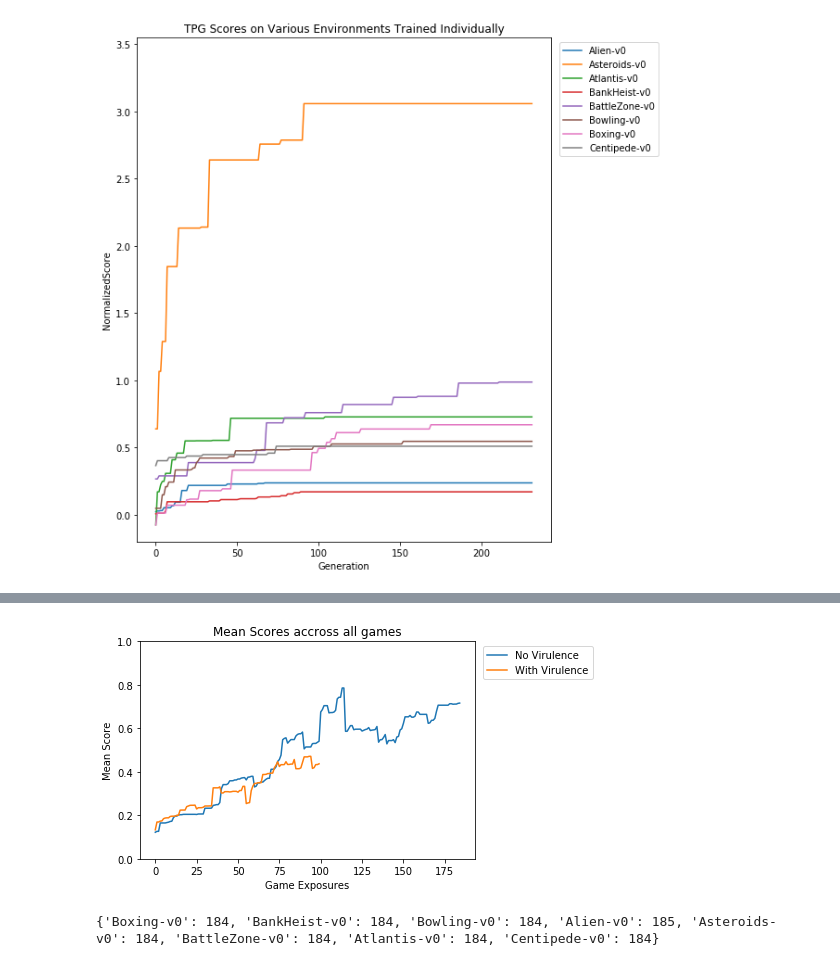
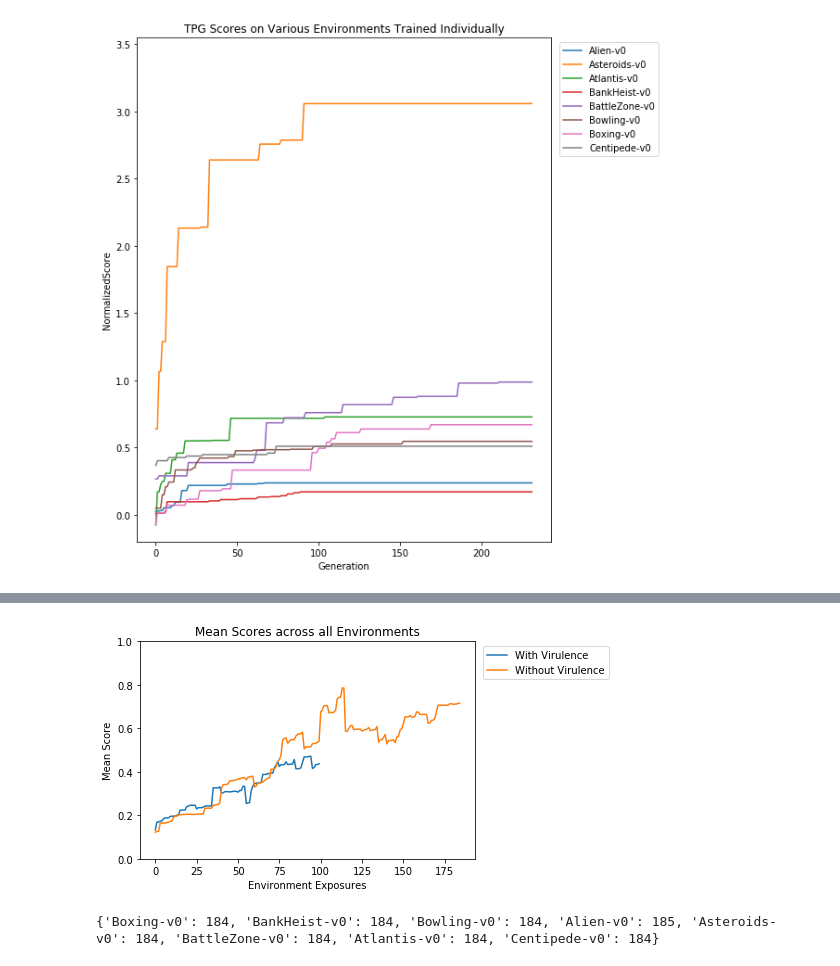
Before and after one commit to Ryan-Amaral/general-game-playing-tpg, a Jupyter notebook: game-scores/game-scores.ipynb, the cells around one changed output, grey strips where cells are left out. Cells and saved outputs as stored; diff of their text form; code cells hidden in the pictures.

```diff
--- a/game-scores/game-scores.ipynb
+++ b/game-scores/game-scores.ipynb
@@ -122,36 +130,36 @@ plt.show()
 # %%
 df1 = pd.read_csv('15-shrink-novir.txt')
 df2 = pd.read_csv('15-shrink-vir.txt')
 
 envDfs1 = []
 envDfs2 = []
 for envName in sorted(pd.unique(df1['envName'])):
     tmpDf = pd.DataFrame(df1.loc[df1['envName'] == envName]
                  .reset_index(drop=True))
     tmpDf['tpgMax'] = ((tmpDf['tpgMax']-soloRandomScores[envName])/
                    (soloTpgScores[envName]-soloRandomScores[envName]))
     envDfs1.append(pd.DataFrame(tmpDf['tpgMax']))
 
     tmpDf = pd.DataFrame(df2.loc[df2['envName'] == envName]
                  .reset_index(drop=True))
     tmpDf['tpgMax'] = ((tmpDf['tpgMax']-soloRandomScores[envName])/
                    (soloTpgScores[envName]-soloRandomScores[envName]))
     envDfs2.append(pd.DataFrame(tmpDf['tpgMax']))
 
 meansNoVir = pd.concat(envDfs1, axis=1).mean(axis=1).values
 meansVir = pd.concat(envDfs2, axis=1).mean(axis=1).values
 
-plt.plot(meansNoVir[:185], label='No Virulence')
 plt.plot(meansVir[:100], label='With Virulence')
+plt.plot(meansNoVir[:185], label='Without Virulence')
 
 plt.legend(loc=2, bbox_to_anchor=(1.01, 1.0))
 plt.ylim(0,1)
-plt.xlabel('Game Exposures')
+plt.xlabel('Environment Exposures')
 plt.ylabel('Mean Score')
-plt.title('Mean Scores accross all games')
+plt.title('Mean Scores across all Environments')
 plt.show()
 # %% [output]
-[figure, old version]
+[figure, new version]
 # %%
 df = pd.read_csv('8-all-at-once.txt')
 
```
Also changed, not shown: parts of 2 cells of this notebook, 1 other file.
